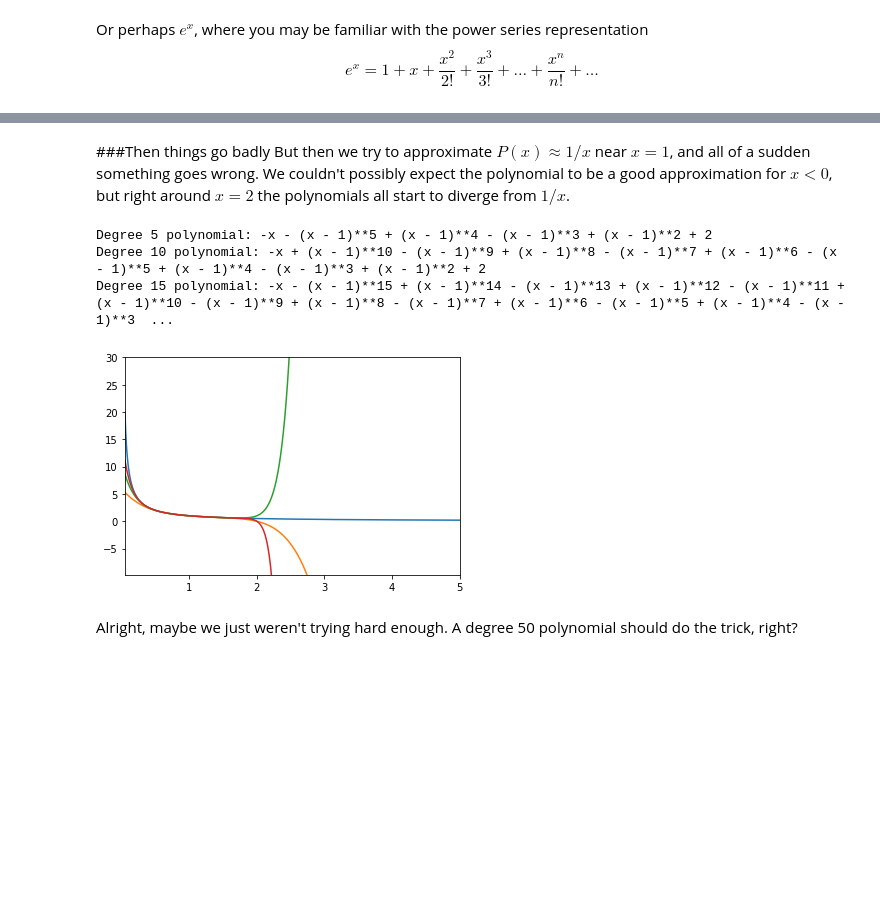
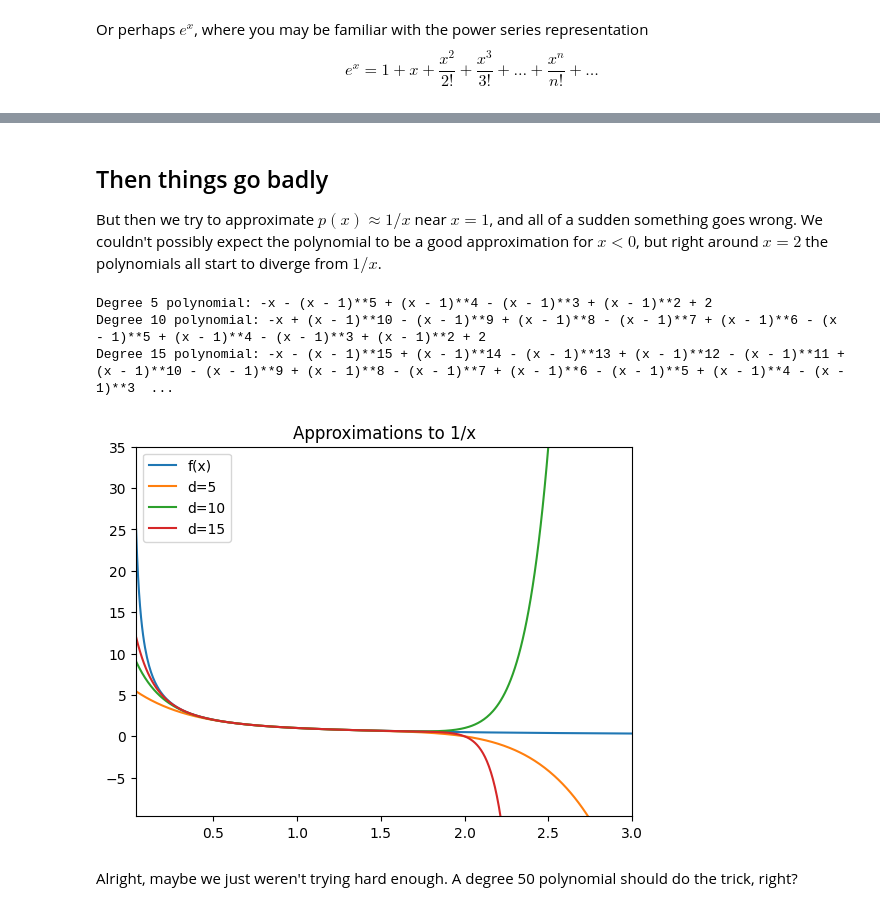
Before and after one commit to erhallma/erhallma.github.io, a Jupyter notebook: notebooks/taylor_series.ipynb, the cells around one changed output, grey strips where cells are left out. Cells and saved outputs as stored; diff of their text form; code cells hidden in the pictures; blank space fills up the shorter version.

```diff
--- a/notebooks/taylor_series.ipynb
+++ b/notebooks/taylor_series.ipynb
@@ -3,15 +7,16 @@
 # %%
-%pylab inline
+%matplotlib inline
 
 import sympy
 import numpy
 from tabulate import tabulate
+import matplotlib.pyplot as plt
 sympy.init_printing()
 
 
 x = sympy.Symbol('x')
 
-def taylor_series(F, center, degrees, left, right, y_buff=0.5, nums=[]):
+def taylor_series(F, center, degrees, left, right, y_buff=0.5, nums=[], title=None):
     f_true = sympy.lambdify([x], F, 'numpy')
     x_vec = numpy.linspace(center-left, center+right, 500)
     y_true = f_true(x_vec)
@@ -31,6 +36,8 @@ def taylor_series(F, center, degrees, left, right, y_buff=0.5, nums=[]):
         if len(nums) > 0:
             headers.append('P' + str(i) + '(x)')
             outTab.append(f_i(nums))
-
+    if title:
+        plt.title(title)
+    plt.legend(['f(x)'] + [f'd={d}' for d in degrees])
     plt.show()
     if len(nums) > 0: return outTab, headers
@@ -110,0 +129,24 @@ Degree 13 polynomial: x**13/6227020800 + x**12/479001600 + x**11/39916800 + x**1
+# %%
+x = sympy.Symbol('x')
+SIN = sympy.sin(x)
+ASIN = sympy.asin(x)
+d = 19
+
+SIN_S = SIN.series(x, x0=0, n=d+1).removeO()
+ASIN_S = ASIN.series(x, x0=0, n=d+1).removeO()
+
+F_TRUE = sympy.asin(SIN)
+f_true = sympy.lambdify([x], F_TRUE, 'numpy')
+
+x_vec = numpy.linspace(-10, 10, 500)
+y_true = f_true(x_vec)
+
+p_sin = sympy.lambdify([x], SIN_S, 'numpy')
+p_asin = sympy.lambdify([x], ASIN_S, 'numpy')
+
+plt.figure()
+plt.plot(x_vec,y_true)
+plt.plot(x_vec, p_asin(p_sin(x_vec)))
+plt.axis([min(x_vec), max(x_vec), min(y_true)-0.5, max(y_true) + 0.5])
+plt.title("Polynomial approximation to asin(sin(x))")
+plt.show()
@@ -111,13 +155,13 @@ Degree 13 polynomial: x**13/6227020800 + x**12/479001600 + x**11/39916800 + x**1
 # %% [markdown]
-###Then things go badly
-But then we try to approximate $P(x) \approx 1/x$ near $x = 1$, and all of a sudden something goes wrong. We couldn't possibly expect the polynomial to be a good approximation for $x < 0$, but right around $x = 2$ the polynomials all start to diverge from $1/x$.
+## Then things go badly
+But then we try to approximate $p(x) \approx 1/x$ near $x = 1$, and all of a sudden something goes wrong. We couldn't possibly expect the polynomial to be a good approximation for $x < 0$, but right around $x = 2$ the polynomials all start to diverge from $1/x$.
 # %%
-taylor_series(1/x, 1, [5, 10, 15], 0.95, 4, 10)
+taylor_series(1/x, 1, [5, 10, 15], 0.96, 2, 10, title="Approximations to 1/x")
 # %% [output]
 Degree 5 polynomial: -x - (x - 1)**5 + (x - 1)**4 - (x - 1)**3 + (x - 1)**2 + 2
 Degree 10 polynomial: -x + (x - 1)**10 - (x - 1)**9 + (x - 1)**8 - (x - 1)**7 + (x - 1)**6 - (x - 1)**5 + (x - 1)**4 - (x - 1)**3 + (x - 1)**2 + 2
 Degree 15 polynomial: -x - (x - 1)**15 + (x - 1)**14 - (x - 1)**13 + (x - 1)**12 - (x - 1)**11 + (x - 1)**10 - (x - 1)**9 + (x - 1)**8 - (x - 1)**7 + (x - 1)**6 - (x - 1)**5 + (x - 1)**4 - (x - 1)**3  ...
-[figure, old version]
+[figure, new version]
 # %% [markdown]
 Alright, maybe we just weren't trying hard enough. A degree 50 polynomial should do the trick, right?
 # %%
```
Also changed, not shown: parts of 15 cells of this notebook, 1 other file.
